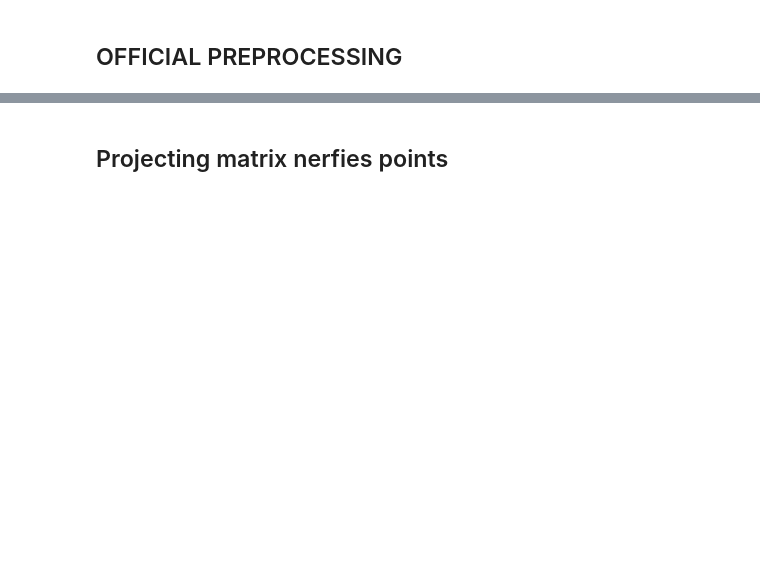
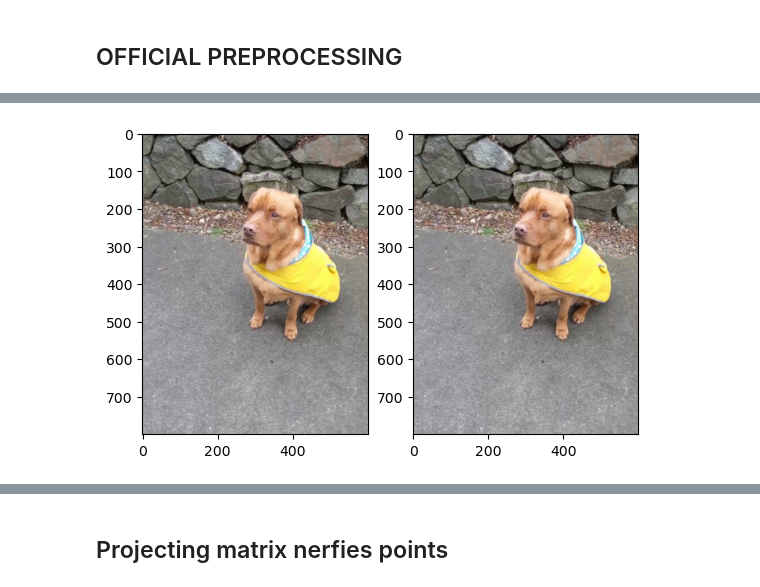
Before and after one commit to svsambandam/unisurf, a Jupyter notebook: MVPtest.ipynb, the cells around one changed output, grey strips where cells are left out. Drawn from its saved outputs; the diff is of its cells as text; code cells hidden in the pictures; blank space fills up the shorter version.

```diff
--- a/MVPtest.ipynb
+++ b/MVPtest.ipynb
@@ -488,0 +478,86 @@ def sample_spherical(npoints, ndim=3):
+# %%
+# 3D PTS Projection from IPYNB nerfies projection DTU
+
+# import required module
+import os
+import json
+import numpy as np
+from scipy.spatial.transform import Rotation as R
+import matplotlib.pyplot as plt
+import matplotlib.image as mpimg
+from PIL import Image
+import numpy as np
+import torch
+
+directory = '/ubc/cs/research/kmyi/svsamban/research/metanlrpp/my_data/my_dtu/colmap_outputs/toby/'
+location = '/ubc/cs/research/kmyi/svsamban/research/metanlrpp/my_data/dtu_v3/processed/scan24/'
+location = '/ubc/cs/research/kmyi/svsamban/research/unisurf/data/DIY/toby/scan'
+keys = np.arange(50)[3::4]+2
+# keys = [36,44]
+
+camera_dict = np.load(location+'/cameras.npz')
+points = np.load(directory+'points_bg.npy',allow_pickle=True)
+y = json.load(open(directory+'scene.json'))
+directory_cam = directory+'camera'
+
+points = sample_spherical(1000).T
+points = points #*6#/2
+# # # points = points + np.array([ 4,-3,17])
+# points = points - np.array([2,0,11])
+points = points + np.array([0,0,-.6])
+
+K3 = camera_dict['camera_mat_%s' % 3].astype(np.float32)
+W3 = camera_dict['world_mat_%s' % 3].astype(np.float32)
+S3 = camera_dict['scale_mat_%s' % 3].astype(np.float32)
+
+ii = 0
+for id in sorted(keys):
+
+    id2 = id - 2
+    K = camera_dict['camera_mat_%s' % id2].astype(np.float32)
+    W = camera_dict['world_mat_%s' % id2].astype(np.float32)
+    S = camera_dict['scale_mat_%s' % id2].astype(np.float32)
+
+    # K = np.eye(4)
+    # S = np.eye(4)
+    p = np.concatenate([points.T, np.ones((1, points.shape[0]))], axis=0)
+    # M = np.linalg.inv(K3@W@S3) @ W
+    # M = np.linalg.inv(S)
+    M = np.eye(4)
+    p = M @ p
+    p = p[:3].T
+    pixels_cam, p = transform_to_camera_space(np.expand_dims(p,axis=0), K, W, S)
+
+    b = np.squeeze(pixels_cam)[:,:2]#.reshape((240,320,2))
+
+    im2 = directory+'rgb/1x/'+str(id).zfill(6)+'.png'
+    img2 = mpimg.imread(im2)
+    shape = img2.shape
+    new_shape = np.array(shape[:2])#(120,160)
+    temp = new_shape[0]
+    new_shape[0] = new_shape[1]
+    new_shape[1] = temp
+    img2 = np.array(Image.fromarray((img2*255).astype(np.uint8)).resize(new_shape))
+    img2og = img2.copy()
+    bad = 0
+    for i in range(len(b)):
+        x1 = int(b[i,1]/(shape[0]/new_shape[1]))
+        x2 = int(b[i,0]/(shape[0]/new_shape[1]))
+        if x1 < new_shape[1] and x2 < new_shape[0] and x1 > -1 and x2 > -1:
+            n = 5
+            img2[x1-n:x1+n,x2-n:x2+n,:] = [0,0.,255.]
+            # img2[x1,x2,:] = [0,0.,255.]
+        else:
+            bad = bad + 1
+            pass
+
+    print(id)
+    print('bad pts: ', bad)
+    # plt.imshow(img2)
+    fig=plt.figure()
+    fig.add_subplot(1,2,ii+2)
+    plt.imshow(img2)
+    fig.add_subplot(1,2,ii+1)
+    plt.imshow(img2og)
+    plt.show()
+# %% [output]
@@ -488,0 +566 @@ def sample_spherical(npoints, ndim=3):
+[figure, added]
```
Also changed, not shown: parts of 25 cells of this notebook, 9 other files.
